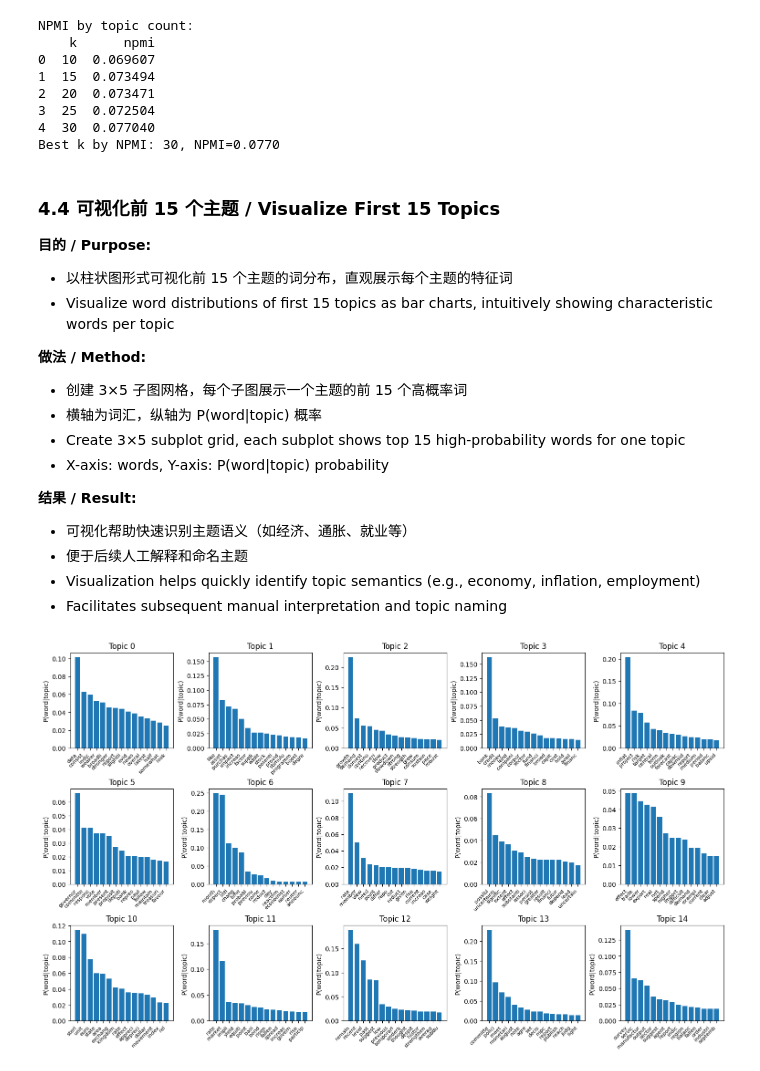
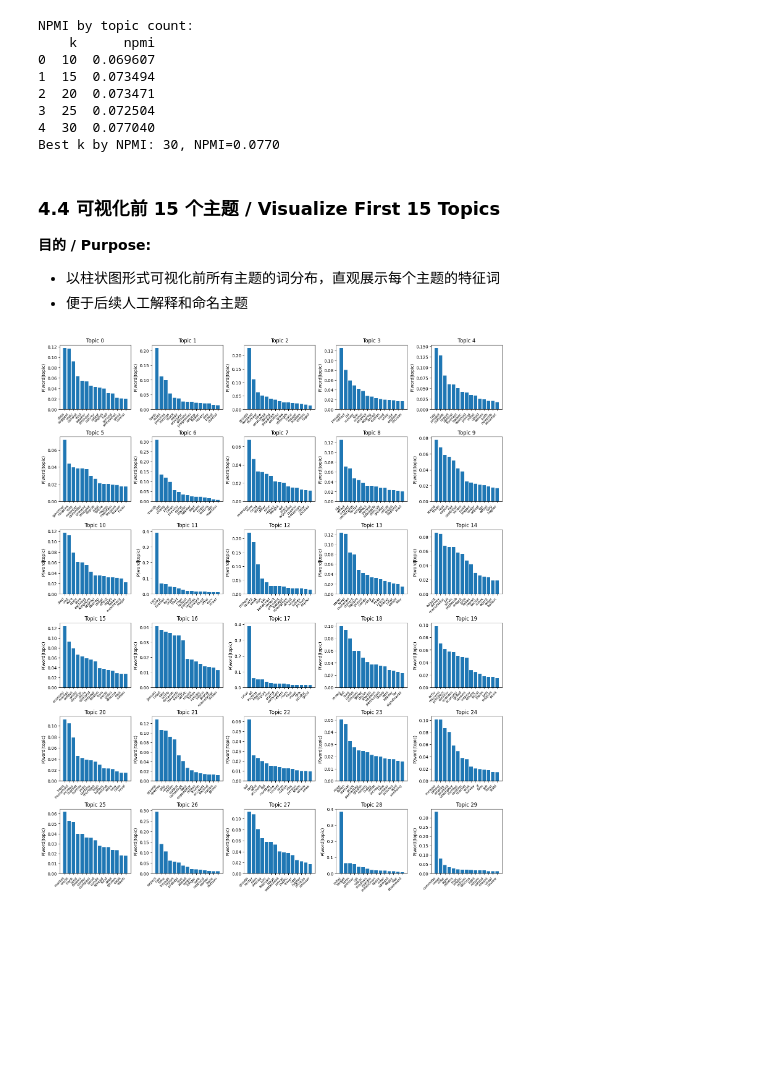
Before and after one commit to George-hardworking/data-science-in-empirical-economics, a Jupyter notebook: assignment1/scripts/assignment1_kaibiao.ipynb, the cells around one changed output. Saved outputs shown, nothing was run; the diff lists cells and outputs as text; code cells hidden in the pictures; blank space fills up the shorter version.

```diff
--- a/assignment1/scripts/assignment1_kaibiao.ipynb
+++ b/assignment1/scripts/assignment1_kaibiao.ipynb
@@ -471,37 +477,29 @@ Best k by NPMI: 30, NPMI=0.0770
 ### 4.4 可视化前 15 个主题 / Visualize First 15 Topics
 
 **目的 / Purpose:**
-- 以柱状图形式可视化前 15 个主题的词分布，直观展示每个主题的特征词
-- Visualize word distributions of first 15 topics as bar charts, intuitively showing characteristic words per topic
-
-**做法 / Method:**
-- 创建 3×5 子图网格，每个子图展示一个主题的前 15 个高概率词
-- 横轴为词汇，纵轴为 P(word|topic) 概率
-- Create 3×5 subplot grid, each subplot shows top 15 high-probability words for one topic
-- X-axis: words, Y-axis: P(word|topic) probability
-
-**结果 / Result:**
-- 可视化帮助快速识别主题语义（如经济、通胀、就业等）
+- 以柱状图形式可视化前所有主题的词分布，直观展示每个主题的特征词
 - 便于后续人工解释和命名主题
-- Visualization helps quickly identify topic semantics (e.g., economy, inflation, employment)
-- Facilitates subsequent manual interpretation and topic naming
 # %%
-# Plot top 15 topics with top 15 words each
+# Plot top 30 topics with top 15 words each
 import matplotlib.pyplot as plt
+import math
 
-num_to_plot = min(15, len(top_words))
-fig, axes = plt.subplots(3, 5, figsize=(15, 9), constrained_layout=True)
+num_to_plot = min(30, len(top_words))
+cols = 5
+rows = math.ceil(num_to_plot / cols)
+fig, axes = plt.subplots(rows, cols, figsize=(15, 3 * rows), constrained_layout=True)
+axes = axes.flatten()
 for idx in range(num_to_plot):
-    ax = axes.flat[idx]
+    ax = axes[idx]
     words, probs = zip(*top_words[idx][1])
     ax.bar(range(len(words)), probs)
     ax.set_xticks(range(len(words)))
     ax.set_xticklabels(words, rotation=45, ha="right", fontsize=8)
     ax.set_title(f"Topic {idx}")
     ax.set_ylabel("P(word|topic)")
-for ax in axes.flat[num_to_plot:]:
+for ax in axes[num_to_plot:]:
     ax.axis("off")
 plt.show()
 # %% [output]
-[figure, old version]
+[figure, new version]
 # %% [markdown]
```
Also changed, not shown: parts of 4 cells of this notebook.
